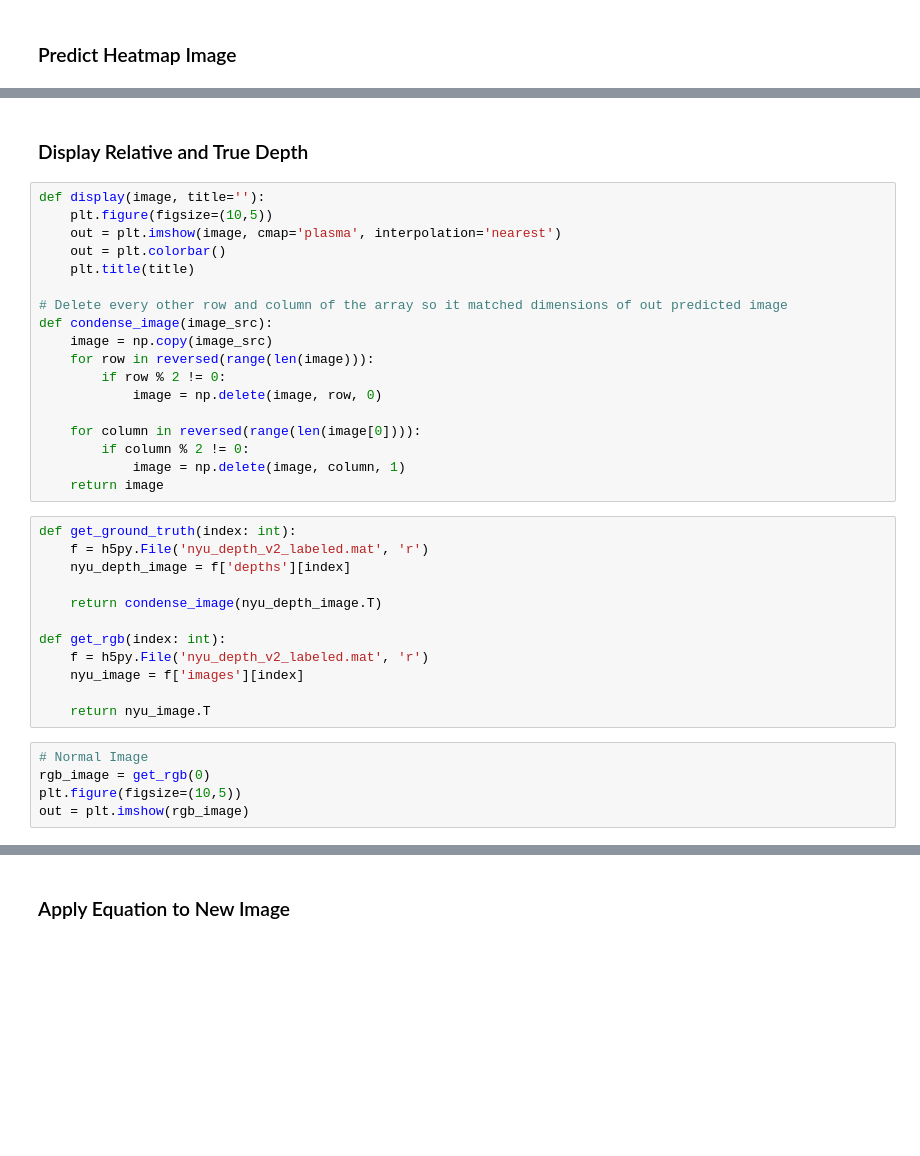
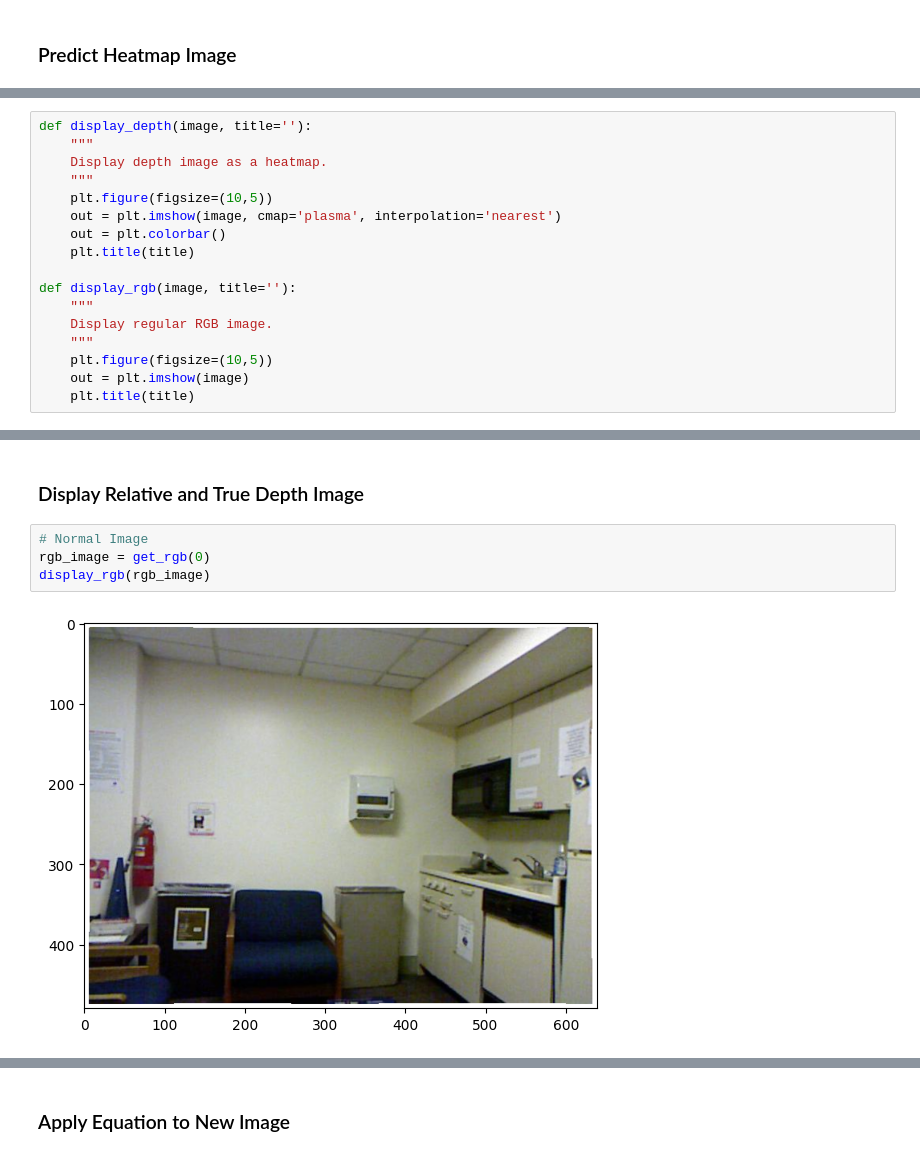
Before and after one commit to henrykaus/monocular-depth-estimation, a Jupyter notebook: notebook.ipynb, the cells around one changed output, grey strips where cells are left out. Drawn from its saved outputs; the diff is of its cells as text; blank space fills up the shorter version.

Commit message:
Multi-image support, now fully using the dataset, no longer using jpegs for the most part

```diff
--- a/notebook.ipynb
+++ b/notebook.ipynb
@@ -59,0 +74,17 @@ print('It took: ', end - start)
+# %%
+def display_depth(image, title=''):
+    """
+    Display depth image as a heatmap.
+    """
+    plt.figure(figsize=(10,5))
+    out = plt.imshow(image, cmap='plasma', interpolation='nearest')
+    out = plt.colorbar()
+    plt.title(title)
+
+def display_rgb(image, title=''):
+    """
+    Display regular RGB image.
+    """
+    plt.figure(figsize=(10,5))
+    out = plt.imshow(image)
+    plt.title(title)
@@ -60,40 +190,11 @@ print('It took: ', end - start)
 # %% [markdown]
-### Display Relative and True Depth
+### Display Relative and True Depth Image
-# %%
-def display(image, title=''):
-    plt.figure(figsize=(10,5))
-    out = plt.imshow(image, cmap='plasma', interpolation='nearest')
-    out = plt.colorbar()
-    plt.title(title)
-
-# Delete every other row and column of the array so it matched dimensions of out predicted image
-def condense_image(image_src):
-    image = np.copy(image_src)
-    for row in reversed(range(len(image))):
-        if row % 2 != 0:
-            image = np.delete(image, row, 0)
-
-    for column in reversed(range(len(image[0]))):
-        if column % 2 != 0:
-            image = np.delete(image, column, 1)
-    return image
-# %%
-def get_ground_truth(index: int):
-    f = h5py.File('nyu_depth_v2_labeled.mat', 'r')
-    nyu_depth_image = f['depths'][index]
-
-    return condense_image(nyu_depth_image.T)
-
-def get_rgb(index: int):
-    f = h5py.File('nyu_depth_v2_labeled.mat', 'r')
-    nyu_image = f['images'][index]
-
-    return nyu_image.T
 # %%
 # Normal Image
 rgb_image = get_rgb(0)
-plt.figure(figsize=(10,5))
-out = plt.imshow(rgb_image)
+display_rgb(rgb_image)
+# %% [output]
+[figure, added]
 # %%
 # Display Ground-Truth Image
 true_depth_image = get_ground_truth(0)
```
Also changed, not shown: parts of 15 cells of this notebook, 2 other files.
